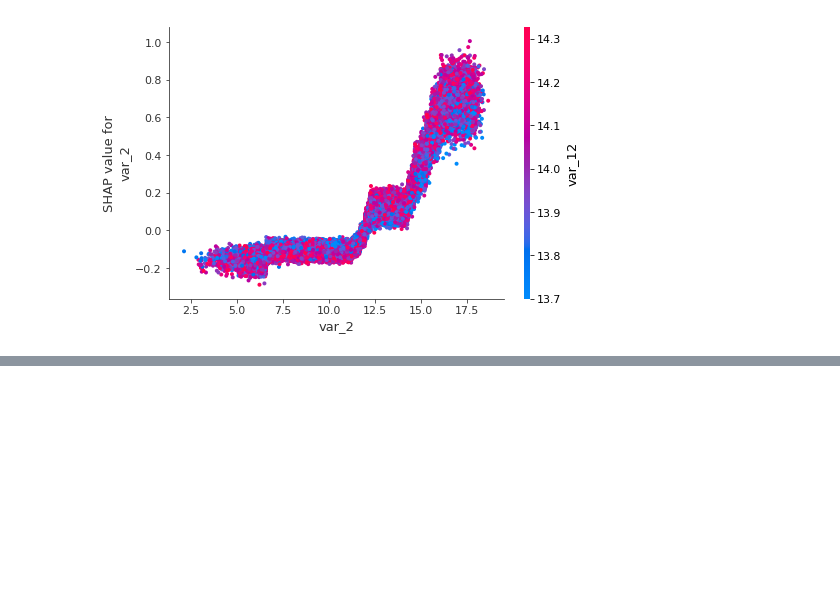
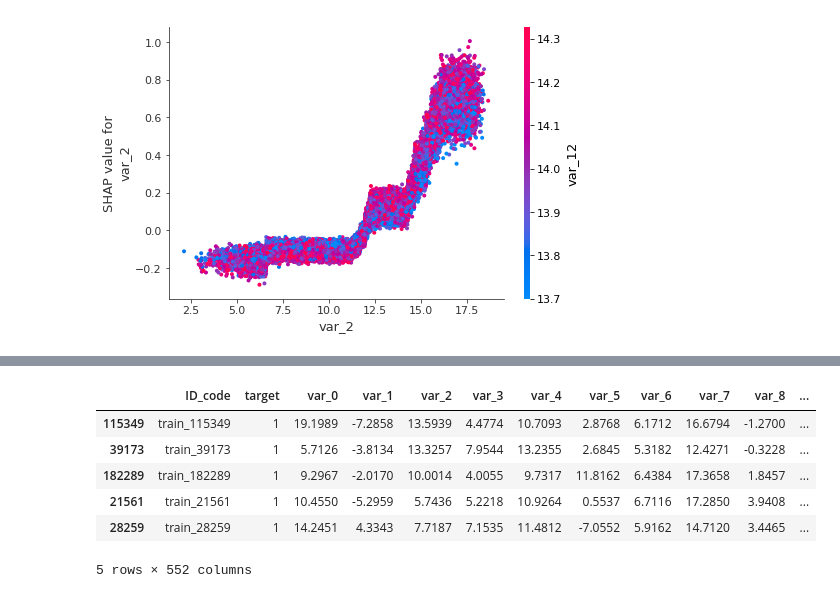
Before and after one commit to qiletan/santander-customer-transaction-prediction, a Jupyter notebook: notebooks/04_lgb_FE.ipynb, the cells around one changed output, grey strips where cells are left out. Saved outputs shown, nothing was run; the diff lists cells and outputs as text; code cells hidden in the pictures; blank space fills up the shorter version.

```diff
--- a/notebooks/04_lgb_FE.ipynb
+++ b/notebooks/04_lgb_FE.ipynb
@@ -107,7 +82,7 @@ Model: frequency_of_feat_values_5_folds
 #feats = train_df.iloc[:,2:].columns.tolist();feats
 
 #exclusion = ['ID_code', 'target']+ rank_var_list
-exclusion = ['ID_code', 'target'] + var_list
+exclusion = ['ID_code', 'target'] + pct_rank_cols
 
 feats = [c for c in train_df.columns if c not in exclusion]
 
@@ -378,0 +423,10 @@ shap.dependence_plot("var_2", shap_values,X_train)
+# %%
+train_df.loc[train_df.target==1].sample(5)
+# %% [output]
+|  | ID_code | target | var_0 | var_1 | var_2 | var_3 | var_4 | var_5 | var_6 | var_7 | var_8 | ... |
+| 115349 | train_115349 | 1 | 19.1989 | -7.2858 | 13.5939 | 4.4774 | 10.7093 | 2.8768 | 6.1712 | 16.6794 | -1.2700 | ... |
+| 39173 | train_39173 | 1 | 5.7126 | -3.8134 | 13.3257 | 7.9544 | 13.2355 | 2.6845 | 5.3182 | 12.4271 | -0.3228 | ... |
+| 182289 | train_182289 | 1 | 9.2967 | -2.0170 | 10.0014 | 4.0055 | 9.7317 | 11.8162 | 6.4384 | 17.3658 | 1.8457 | ... |
+| 21561 | train_21561 | 1 | 10.4550 | -5.2959 | 5.7436 | 5.2218 | 10.9264 | 0.5537 | 6.7116 | 17.2850 | 3.9408 | ... |
+| 28259 | train_28259 | 1 | 14.2451 | 4.3343 | 7.7187 | 7.1535 | 11.4812 | -7.0552 | 5.9162 | 14.7120 | 3.4465 | ... |
+5 rows × 552 columns
```
Also changed, not shown: parts of 58 cells of this notebook, 20 other files.
